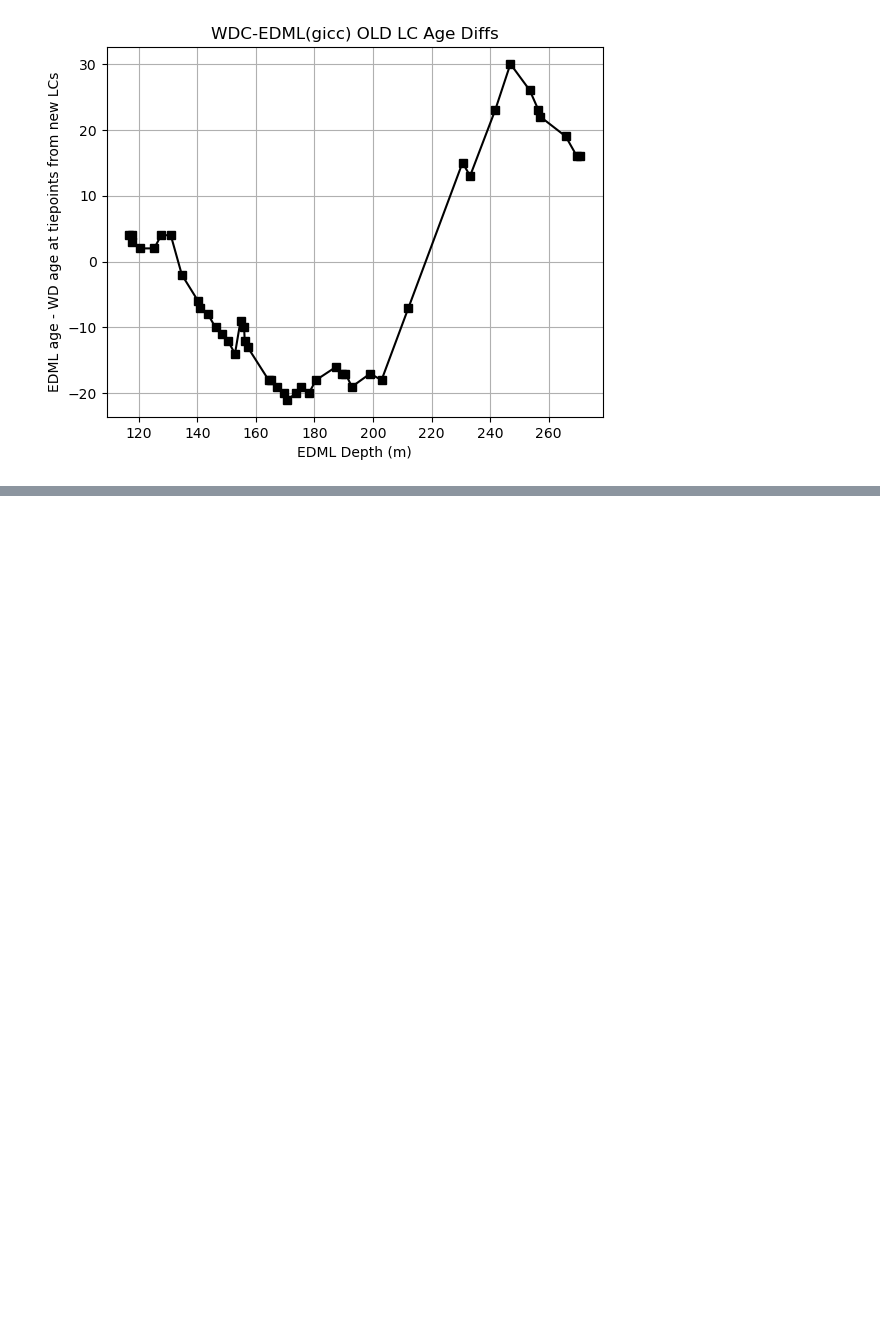
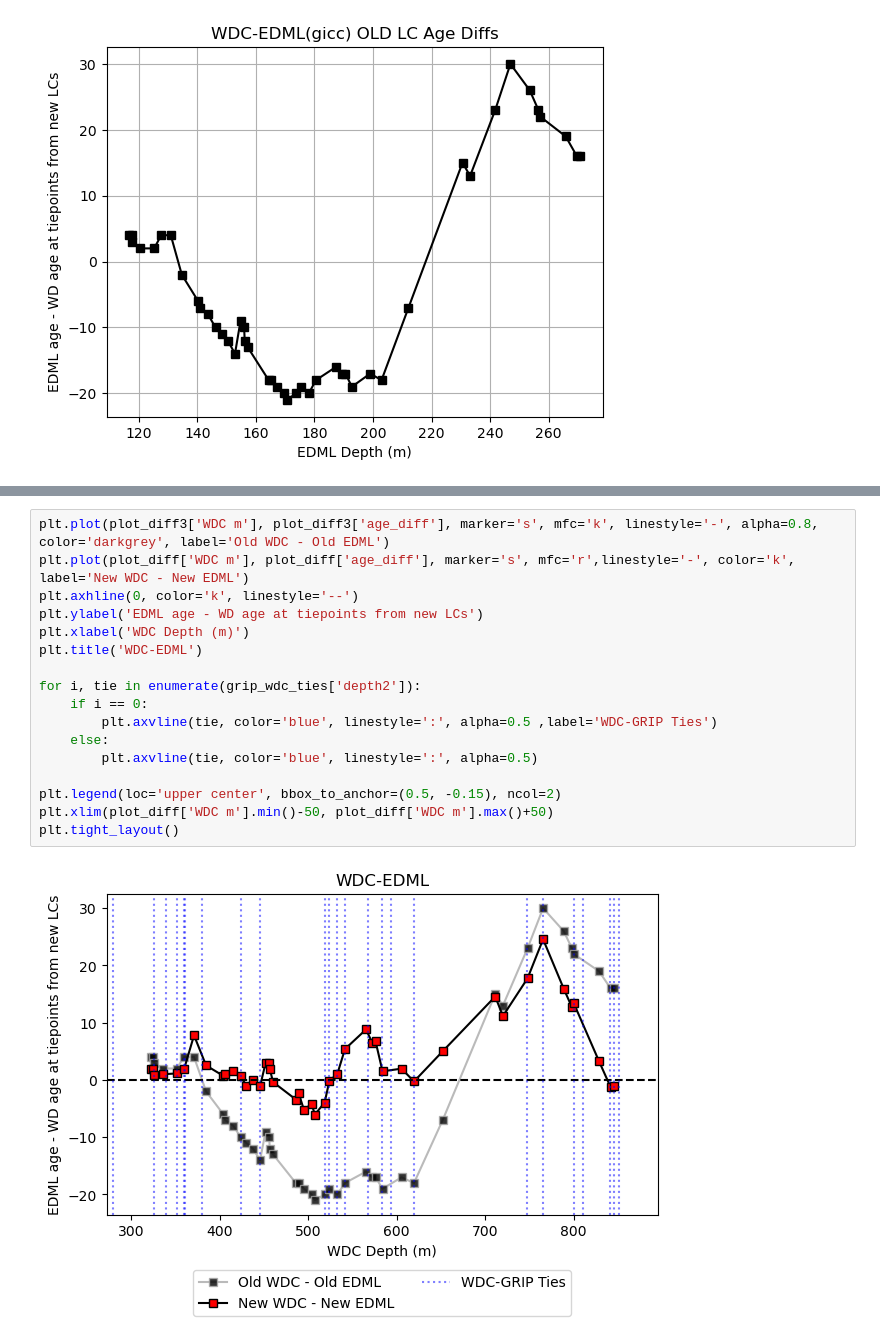
Before and after one commit to qmackay/BICC, a Jupyter notebook: Holcene Revision Work/Misc Python Code/EDML-WDC comparison plot.ipynb, the cells around one changed output, grey strips where cells are left out. Drawn from its saved outputs; the diff is of its cells as text; blank space fills up the shorter version.

```diff
--- a/Holcene Revision Work/Misc Python Code/EDML-WDC comparison plot.ipynb
+++ b/Holcene Revision Work/Misc Python Code/EDML-WDC comparison plot.ipynb
@@ -118,0 +130,19 @@ plt.show()
+# %%
+plt.plot(plot_diff3['WDC m'], plot_diff3['age_diff'], marker='s', mfc='k', linestyle='-', alpha=0.8, color='darkgrey', label='Old WDC - Old EDML')
+plt.plot(plot_diff['WDC m'], plot_diff['age_diff'], marker='s', mfc='r',linestyle='-', color='k', label='New WDC - New EDML')
+plt.axhline(0, color='k', linestyle='--')
+plt.ylabel('EDML age - WD age at tiepoints from new LCs')
+plt.xlabel('WDC Depth (m)')
+plt.title('WDC-EDML')
+
+for i, tie in enumerate(grip_wdc_ties['depth2']):
+    if i == 0:
+        plt.axvline(tie, color='blue', linestyle=':', alpha=0.5 ,label='WDC-GRIP Ties')
+    else:
+        plt.axvline(tie, color='blue', linestyle=':', alpha=0.5)
+
+plt.legend(loc='upper center', bbox_to_anchor=(0.5, -0.15), ncol=2)
+plt.xlim(plot_diff['WDC m'].min()-50, plot_diff['WDC m'].max()+50)
+plt.tight_layout()
+# %% [output]
+[figure, added]
```
Also changed, not shown: parts of 5 cells of this notebook, 14 other files.
